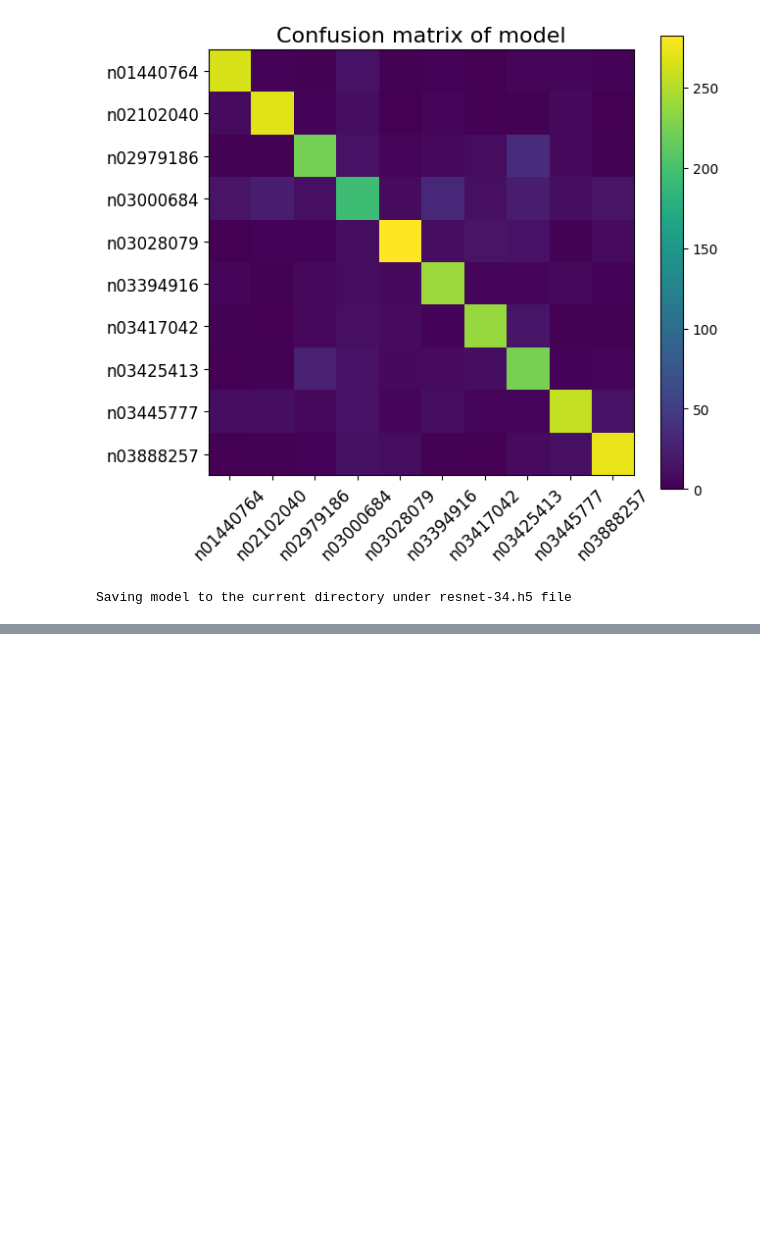
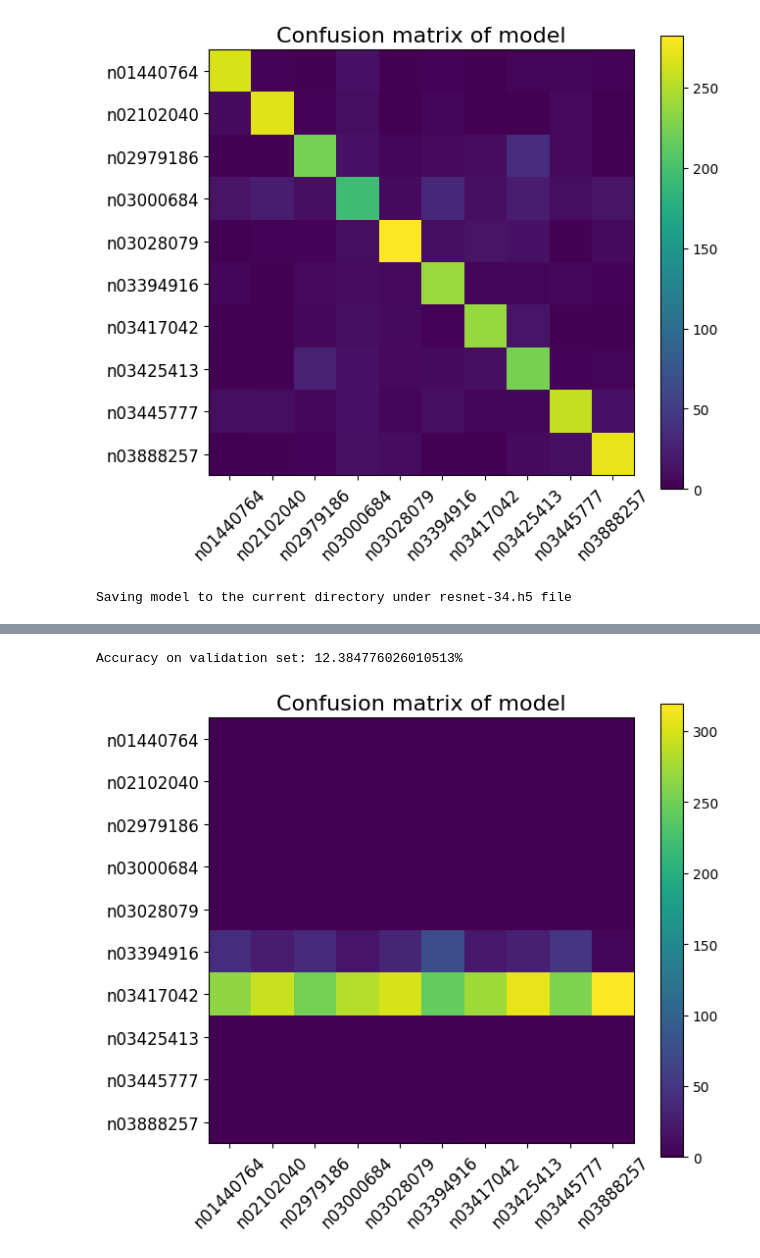
Before and after one commit to florent-haffner/deep-lab, a Jupyter notebook: notebooks/2015 - ResNet - Imagenette - keras.ipynb, the cells around one changed output, grey strips where cells are left out. Saved outputs shown, nothing was run; the diff lists cells and outputs as text; code cells hidden in the pictures; blank space fills up the shorter version.

```diff
--- a/notebooks/2015 - ResNet - Imagenette - keras.ipynb
+++ b/notebooks/2015 - ResNet - Imagenette - keras.ipynb
@@ -318,0 +385,3 @@ Saving model to the current directory under resnet-34.h5 file
+# %%
+img_shape = (img_height, img_width, channel)
+img_shape
@@ -318,0 +469,17 @@ Saving model to the current directory under resnet-34.h5 file
+# %%
+predicted_categories = tf.argmax(predictions, axis=1)
+true_categories = tf.concat([y for x, y in val_ds], axis=0)
+confusion = confusion_matrix(predicted_categories, true_categories)
+# %%
+print(f'Accuracy on validation set: {np.max(score)*100}%')
+
+plt.figure(figsize=(7, 6))
+plt.title(f'Confusion matrix of model', fontsize=16)
+plt.imshow(confusion)
+plt.xticks(np.arange(10), class_names, rotation=45, fontsize=12)
+plt.yticks(np.arange(10), class_names, fontsize=12)
+plt.colorbar()
+plt.show()
+# %% [output]
+Accuracy on validation set: 12.384776026010513%
+[figure, added]
```
Also changed, not shown: parts of 16 cells of this notebook, 1 other file.
